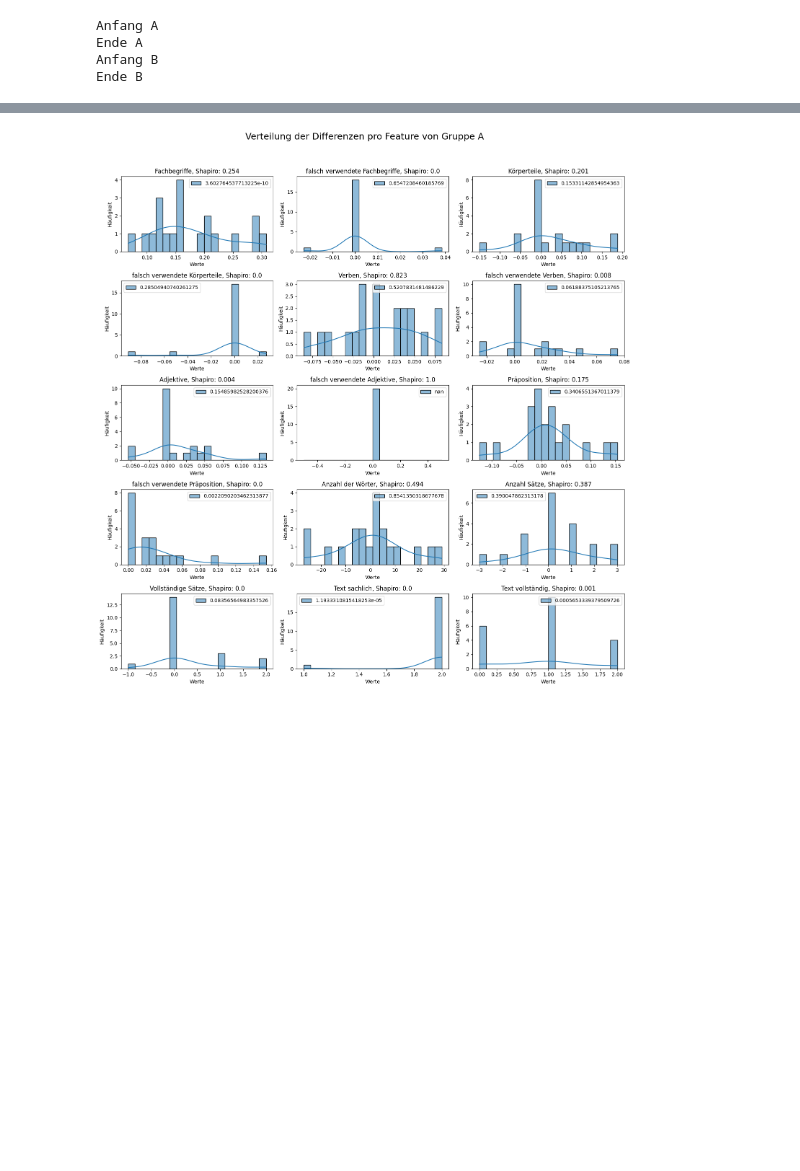
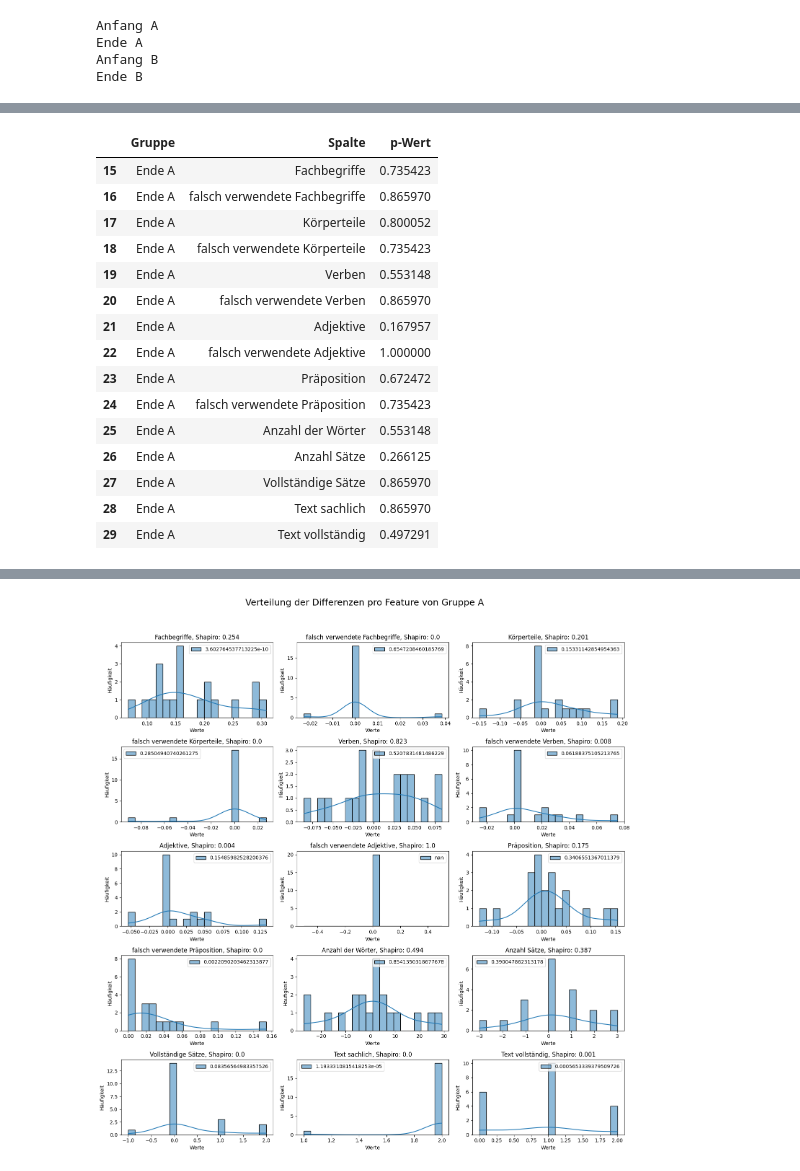
Before and after one commit to pietow/Auswertung, a Jupyter notebook: auswertung.ipynb, the cells around one changed output, grey strips where cells are left out. Drawn from its saved outputs; the diff is of its cells as text; code cells hidden in the pictures; blank space fills up the shorter version.

```diff
--- a/auswertung.ipynb
+++ b/auswertung.ipynb
@@ -85,0 +111,19 @@ df_spanisch
+# %%
+results_df[results_df['Gruppe'] == 'Ende A']
+# %% [output]
+|  | Gruppe | Spalte | p-Wert |
+| 15 | Ende A | Fachbegriffe | 0.735423 |
+| 16 | Ende A | falsch verwendete Fachbegriffe | 0.865970 |
+| 17 | Ende A | Körperteile | 0.800052 |
+| 18 | Ende A | falsch verwendete Körperteile | 0.735423 |
+| 19 | Ende A | Verben | 0.553148 |
+| 20 | Ende A | falsch verwendete Verben | 0.865970 |
+| 21 | Ende A | Adjektive | 0.167957 |
+| 22 | Ende A | falsch verwendete Adjektive | 1.000000 |
+| 23 | Ende A | Präposition | 0.672472 |
+| 24 | Ende A | falsch verwendete Präposition | 0.735423 |
+| 25 | Ende A | Anzahl der Wörter | 0.553148 |
+| 26 | Ende A | Anzahl Sätze | 0.266125 |
+| 27 | Ende A | Vollständige Sätze | 0.865970 |
+| 28 | Ende A | Text sachlich | 0.865970 |
+| 29 | Ende A | Text vollständig | 0.497291 |
```
Also changed, not shown: parts of 11 cells of this notebook, 1 other file.
